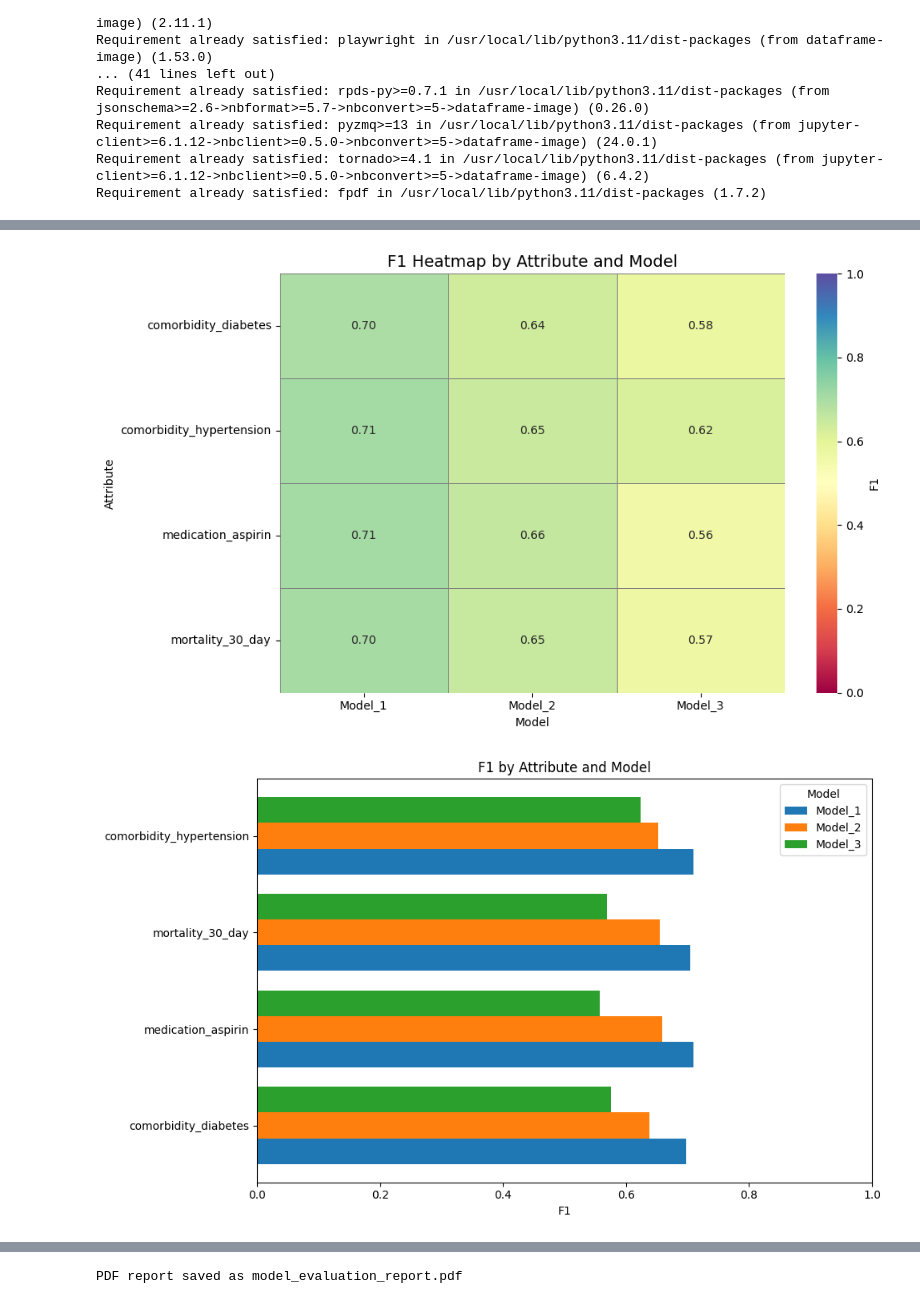
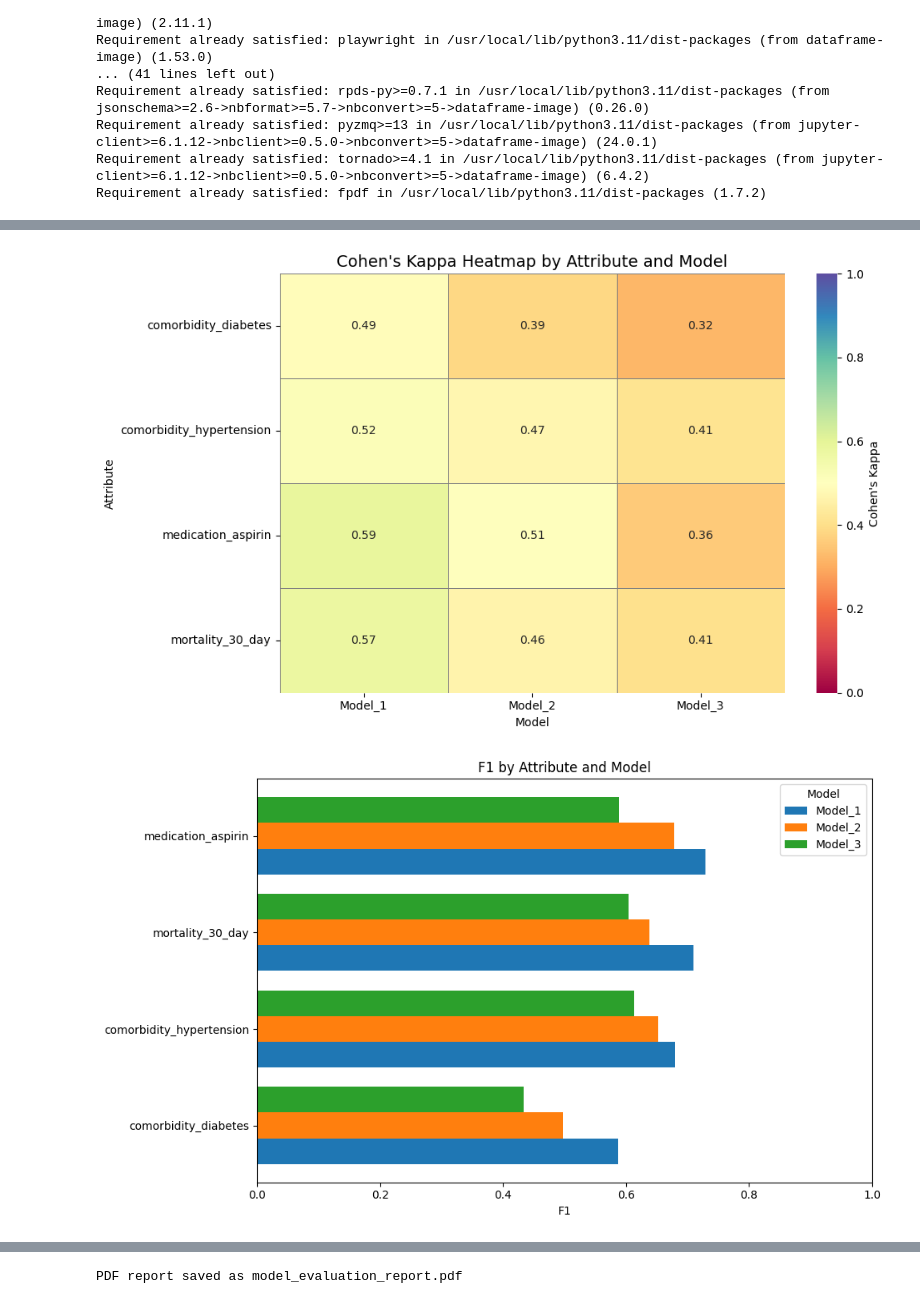
Before and after one commit to kenyuisme/model-evaluation-notebook, a Jupyter notebook: Carta_Healthcare_Demo_2.ipynb, the cells around one changed output, grey strips where cells are left out. Saved outputs shown, nothing was run; the diff lists cells and outputs as text; code cells hidden in the pictures.

```diff
--- a/Carta_Healthcare_Demo_2.ipynb
+++ b/Carta_Healthcare_Demo_2.ipynb
@@ -208,34 +254,0 @@ mortality_30_day             NaN     NaN
-# %%
-
-def plot_heatmap(summary_df, metric="F1", figsize=(10, 6), cmap="Spectral"):
-    """
-    Plot a heatmap of a chosen metric across models and attributes with color scale fixed between 0 and 1.
-
-    Parameters:
-    - summary_df: DataFrame with columns ['Model', 'Attribute', 'Precision', 'Recall', 'F1', 'Accuracy']
-    - metric: Which metric to visualize ("Precision", "Recall", "F1", "Accuracy")
-    - figsize: Tuple for figure size
-    - cmap: Colormap for heatmap (default "Spectral" for colorblind-friendly)
-    """
-    if metric not in ["Precision", "Recall", "F1", "Accuracy"]:
-        raise ValueError(f"Metric '{metric}' is not valid. Choose from Precision, Recall, F1, Accuracy.")
-
-    pivot_df = summary_df.pivot(index="Attribute", columns="Model", values=metric)
-
-    plt.figure(figsize=figsize)
-    sns.heatmap(
-        pivot_df,
-        annot=True,
-        fmt=".2f",
-        cmap=cmap,
-        cbar_kws={'label': metric},
-        linewidths=0.5,
-        linecolor='gray',
-        vmin=0,    # force color scale min
-        vmax=1     # force color scale max
-    )
-    plt.title(f"{metric} Heatmap by Attribute and Model", fontsize=14)
-    plt.xlabel("Model")
-    plt.ylabel("Attribute")
-    plt.tight_layout()
-    plt.show()
@@ -241,0 +267,7 @@ def plot_heatmap(summary_df, metric="F1", figsize=(10, 6), cmap="Spectral"):
+# %%
+threshold = {
+    'comorbidity_diabetes': 0.7,
+    'comorbidity_hypertension': 0.5,
+    'medication_aspirin': 0.5,
+    'mortality_30_day': 0.5
+}
@@ -242,4 +314,6 @@ def plot_heatmap(summary_df, metric="F1", figsize=(10, 6), cmap="Spectral"):
 # %%
-plot_heatmap(combined_metrics, metric="F1", figsize=(10, 6), cmap="Spectral")
+plot_heatmap(summary, metric="Cohen\'s Kappa", figsize=(10, 6), cmap="Spectral")
+plt.show()
+plt.close()
 # %% [output]
-[figure, old version]
+[figure, new version]
@@ -292,4 +320,6 @@ def plot_horizontal_bar(summary_df, metric="F1", figsize=(10, 6), filename='bar_
 # %%
-plot_horizontal_bar(combined_metrics, metric="F1", figsize=(10, 6))
+plot_horizontal_bar(summary, metric="F1", figsize=(10, 6), append=True)
+plt.show()
+plt.close()
 # %% [output]
-[figure, old version]
+[figure, new version]
```
Also changed, not shown: parts of 24 cells of this notebook.
